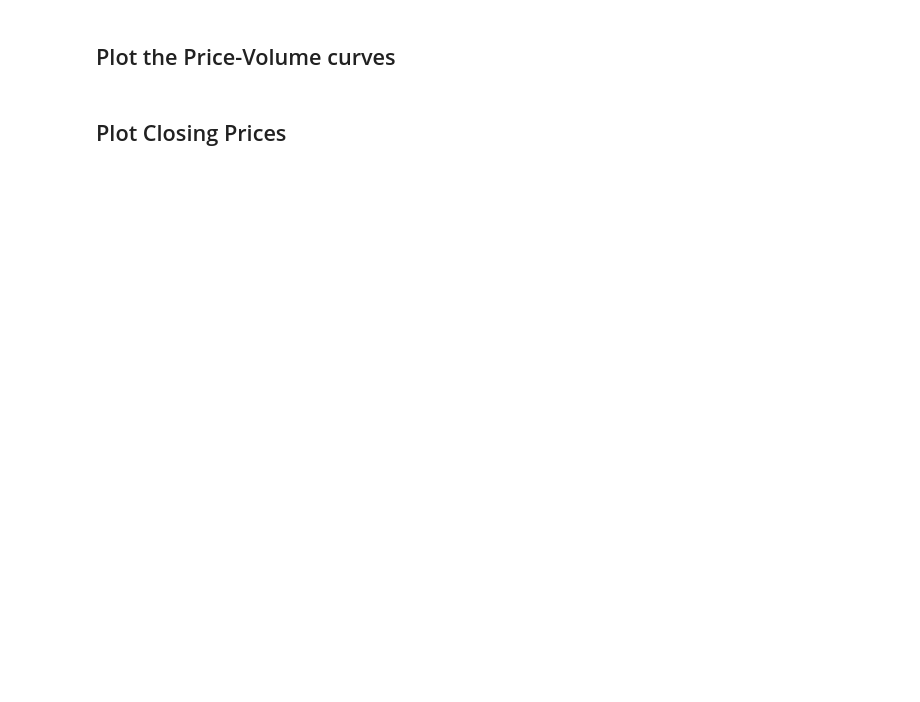
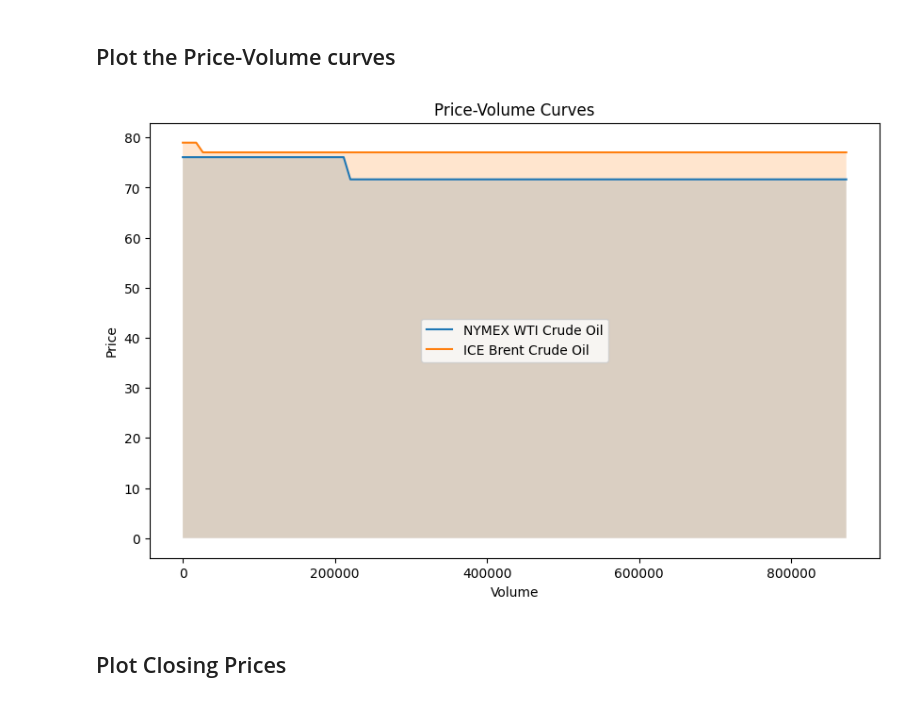
Before and after one commit to lshpaner/geometric_arbitrage, a Jupyter notebook: notebooks/arbitrage_script.ipynb, the cells around one changed output. Cells and saved outputs as stored; diff of their text form; code cells hidden in the pictures; blank space fills up the shorter version.

```diff
--- a/notebooks/arbitrage_script.ipynb
+++ b/notebooks/arbitrage_script.ipynb
@@ -28,7 +31,9 @@ analysis = MarketSpaceDynamics(
 ## Plot the Price-Volume curves
 # %%
 # Plot the price-volume curves
-analysis.plot_price_volume_curves(save_path="images/price_volume_curve.png")
+analysis.plot_price_volume_curves(save_path="../images/price_volume_curve.png")
+# %% [output]
+[figure, added]
 # %% [markdown]
 ## Plot Closing Prices
 # %%
```
Also changed, not shown: parts of 4 cells of this notebook, 1 other file.
